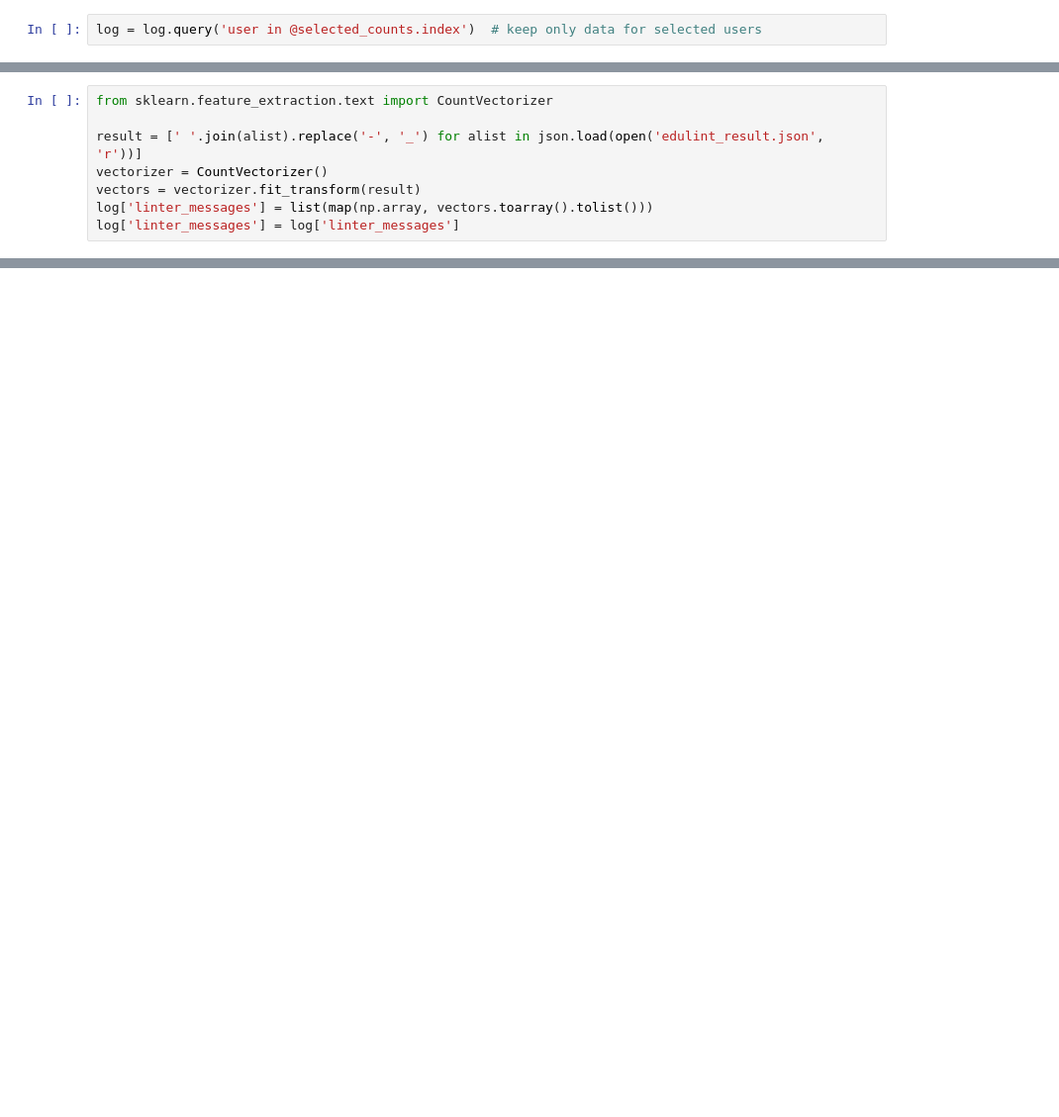
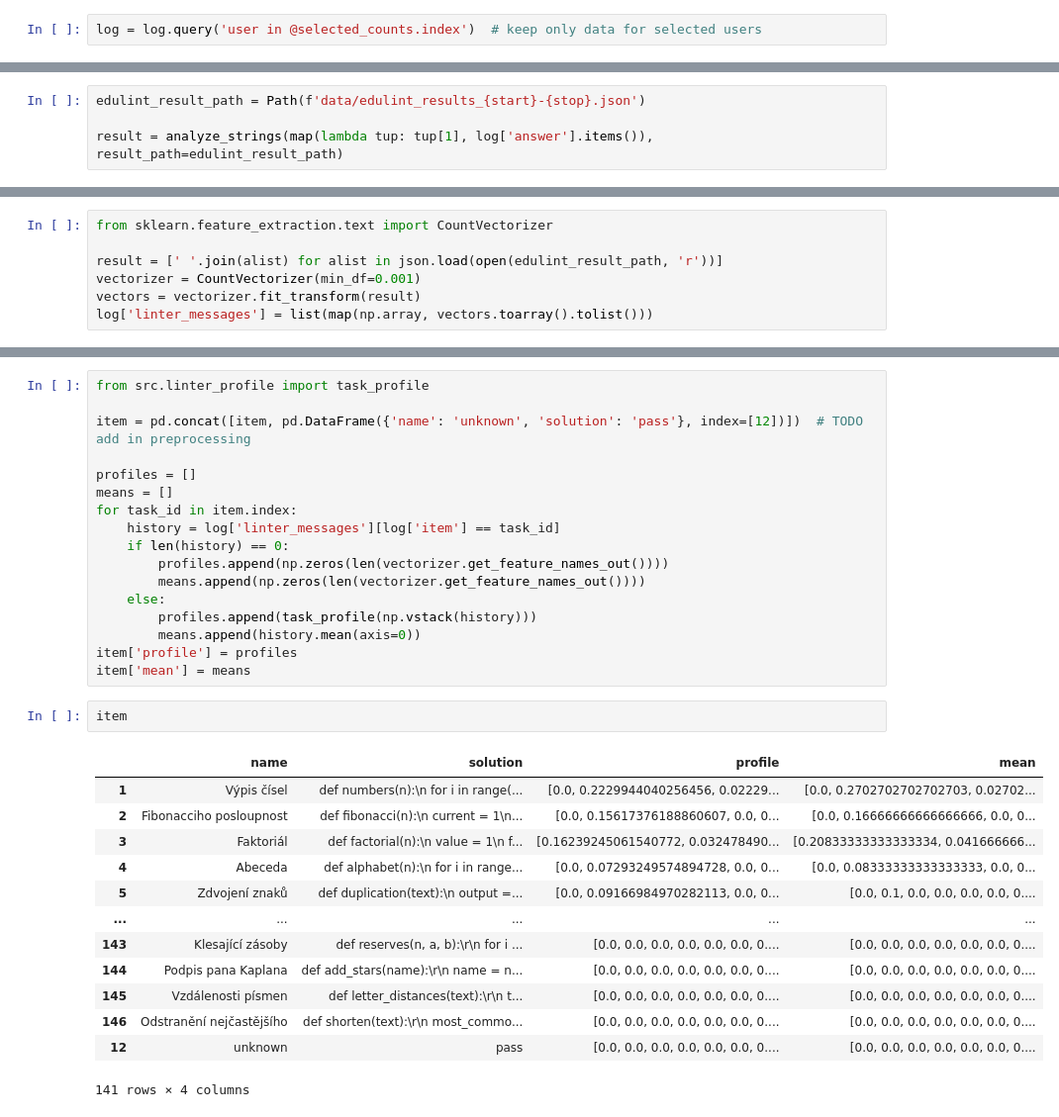
Before and after one commit to PavelNedelnik/umimeto-aberrant-users, a Jupyter notebook: main.ipynb, the cells around one changed output, grey strips where cells are left out. Shown at 99% size. Drawn from its saved outputs; the diff is of its cells as text; blank space fills up the shorter version.

```diff
--- a/main.ipynb
+++ b/main.ipynb
@@ -70,0 +78,4 @@ result
+# %%
+edulint_result_path = Path(f'data/edulint_results_{start}-{stop}.json')
+
+result = analyze_strings(map(lambda tup: tup[1], log['answer'].items()), result_path=edulint_result_path)
@@ -71,8 +90,7 @@ result
 # %%
 from sklearn.feature_extraction.text import CountVectorizer
 
-result = [' '.join(alist).replace('-', '_') for alist in json.load(open('edulint_result.json', 'r'))]
-vectorizer = CountVectorizer()
+result = [' '.join(alist) for alist in json.load(open(edulint_result_path, 'r'))]
+vectorizer = CountVectorizer(min_df=0.001)
 vectors = vectorizer.fit_transform(result)
 log['linter_messages'] = list(map(np.array, vectors.toarray().tolist()))
-log['linter_messages'] = log['linter_messages']
@@ -79 +112,34 @@ log['linter_messages'] = log['linter_messages']
+# %%
+from src.linter_profile import task_profile
+
+item = pd.concat([item, pd.DataFrame({'name': 'unknown', 'solution': 'pass'}, index=[12])])  # TODO add in preprocessing
+
+profiles = []
+means = []
+for task_id in item.index:
+    history = log['linter_messages'][log['item'] == task_id]
+    if len(history) == 0:
+        profiles.append(np.zeros(len(vectorizer.get_feature_names_out())))
+        means.append(np.zeros(len(vectorizer.get_feature_names_out())))
+    else:
+        profiles.append(task_profile(np.vstack(history)))
+        means.append(history.mean(axis=0))
+item['profile'] = profiles
+item['mean'] = means
+# %%
+item
+# %% [output]
+|  | name | solution | profile | mean |
+| 1 | Výpis čísel | def numbers(n):\n for i in range(... | [0.0, 0.2229944040256456, 0.02229... | [0.0, 0.2702702702702703, 0.02702... |
+| 2 | Fibonacciho posloupnost | def fibonacci(n):\n current = 1\n... | [0.0, 0.15617376188860607, 0.0, 0... | [0.0, 0.16666666666666666, 0.0, 0... |
+| 3 | Faktoriál | def factorial(n):\n value = 1\n f... | [0.16239245061540772, 0.032478490... | [0.20833333333333334, 0.041666666... |
+| 4 | Abeceda | def alphabet(n):\n for i in range... | [0.0, 0.07293249574894728, 0.0, 0... | [0.0, 0.08333333333333333, 0.0, 0... |
+| 5 | Zdvojení znaků | def duplication(text):\n output =... | [0.0, 0.09166984970282113, 0.0, 0... | [0.0, 0.1, 0.0, 0.0, 0.0, 0.0, 0.... |
+| ... | ... | ... | ... | ... |
+| 143 | Klesající zásoby | def reserves(n, a, b):\r\n for i ... | [0.0, 0.0, 0.0, 0.0, 0.0, 0.0, 0.... | [0.0, 0.0, 0.0, 0.0, 0.0, 0.0, 0.... |
+| 144 | Podpis pana Kaplana | def add_stars(name):\r\n name = n... | [0.0, 0.0, 0.0, 0.0, 0.0, 0.0, 0.... | [0.0, 0.0, 0.0, 0.0, 0.0, 0.0, 0.... |
+| 145 | Vzdálenosti písmen | def letter_distances(text):\r\n t... | [0.0, 0.0, 0.0, 0.0, 0.0, 0.0, 0.... | [0.0, 0.0, 0.0, 0.0, 0.0, 0.0, 0.... |
+| 146 | Odstranění nejčastějšího | def shorten(text):\r\n most_commo... | [0.0, 0.0, 0.0, 0.0, 0.0, 0.0, 0.... | [0.0, 0.0, 0.0, 0.0, 0.0, 0.0, 0.... |
+| 12 | unknown | pass | [0.0, 0.0, 0.0, 0.0, 0.0, 0.0, 0.... | [0.0, 0.0, 0.0, 0.0, 0.0, 0.0, 0.... |
+141 rows × 4 columns
 # %%
```
Also changed, not shown: parts of 18 cells of this notebook, 5 other files.
